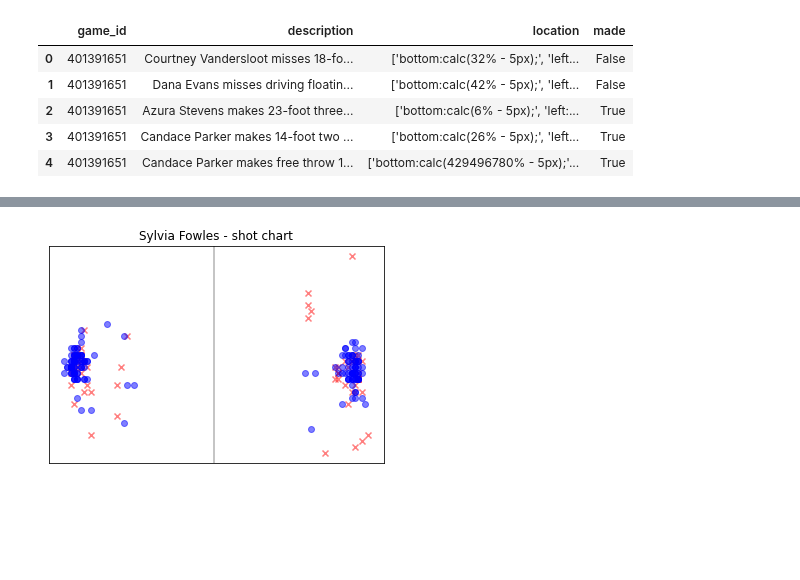
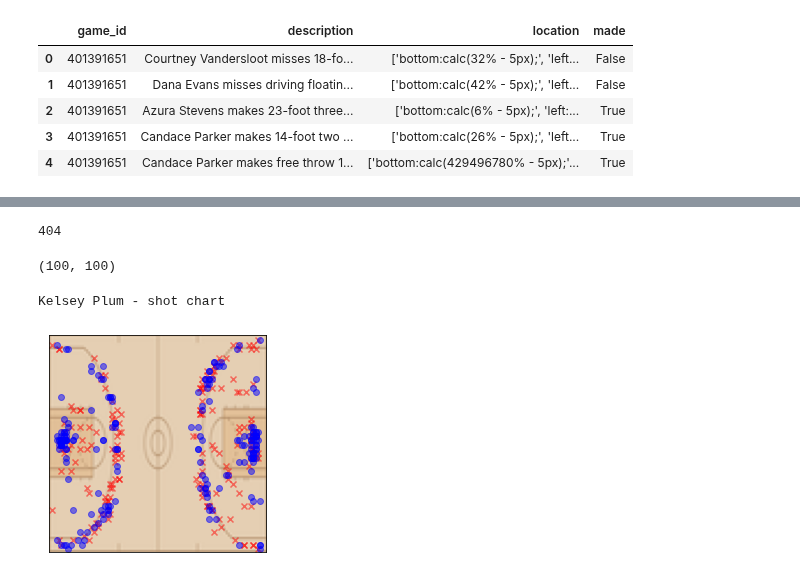
Before and after one commit to dpasse/monte, a Jupyter notebook: workspace/wncaa/teams.ipynb, the cells around one changed output, grey strips where cells are left out. Drawn from its saved outputs; the diff is of its cells as text; code cells hidden in the pictures; blank space fills up the shorter version.

```diff
--- a/workspace/wncaa/teams.ipynb
+++ b/workspace/wncaa/teams.ipynb
@@ -318,31 +318,51 @@ df.head()
 | 3 | 401391651 | Candace Parker makes 14-foot two ... | [26.0, 88.3] | True | False | Candace Parker | True |
 | 4 | 401391651 | Candace Parker makes free throw 1... | [429496780.0, 228455803.19] | True | False | Candace Parker | False |
 # %%
+player = 'Kelsey Plum' ## 'Sylvia Fowles'
+
 def get_coordinates(df):
-  q = df.is_valid
-  x = df[q].location.map(lambda a: a[1])
-  y = df[q].location.map(lambda a: a[0])
+  x = df.location.map(lambda a: a[1])
+  y = df.location.map(lambda a: a[0])
 
   return x, y
 
-df_sub = df[df.shot_by == 'Sylvia Fowles']
+df_sub = df[df.shot_by == player]
+df_sub = df_sub[df_sub.is_valid]
+
+print(len(df_sub))
 
 x_make, y_make = get_coordinates(df_sub[df_sub.made])
 x_missed, y_missed = get_coordinates(df_sub[~df_sub.made])
+# %% [output]
+404
+# %%
+from PIL import Image
+
+img = Image.open('../../data/wnba/ml-bg-court.png')
+
+img.size
+
+img = img.resize((100, 100), Image.ANTIALIAS)
+img.size
+# %% [output]
+(100, 100)
 # %%
-plt.title('Sylvia Fowles - shot chart')
+print(f'{player} - shot chart')
+
+fig, ax = plt.subplots()
+
+ax.imshow(img)
 
 plt.xticks([])
 plt.yticks([])
 
-
-plt.axvline(50, 0, 100, c='k', alpha=.3)
-
 plt.scatter(x_missed, y_missed, marker='x', c='red', alpha=.5)
 plt.scatter(x_make, y_make, marker='o', c='blue', alpha=.5)
+
 plt.show()
 # %% [output]
+Kelsey Plum - shot chart
-[figure, old version]
+[figure, new version]
 # %%
 
 ## todo... tie back in with shot chart?
```
Also changed, not shown: 1 other file.
